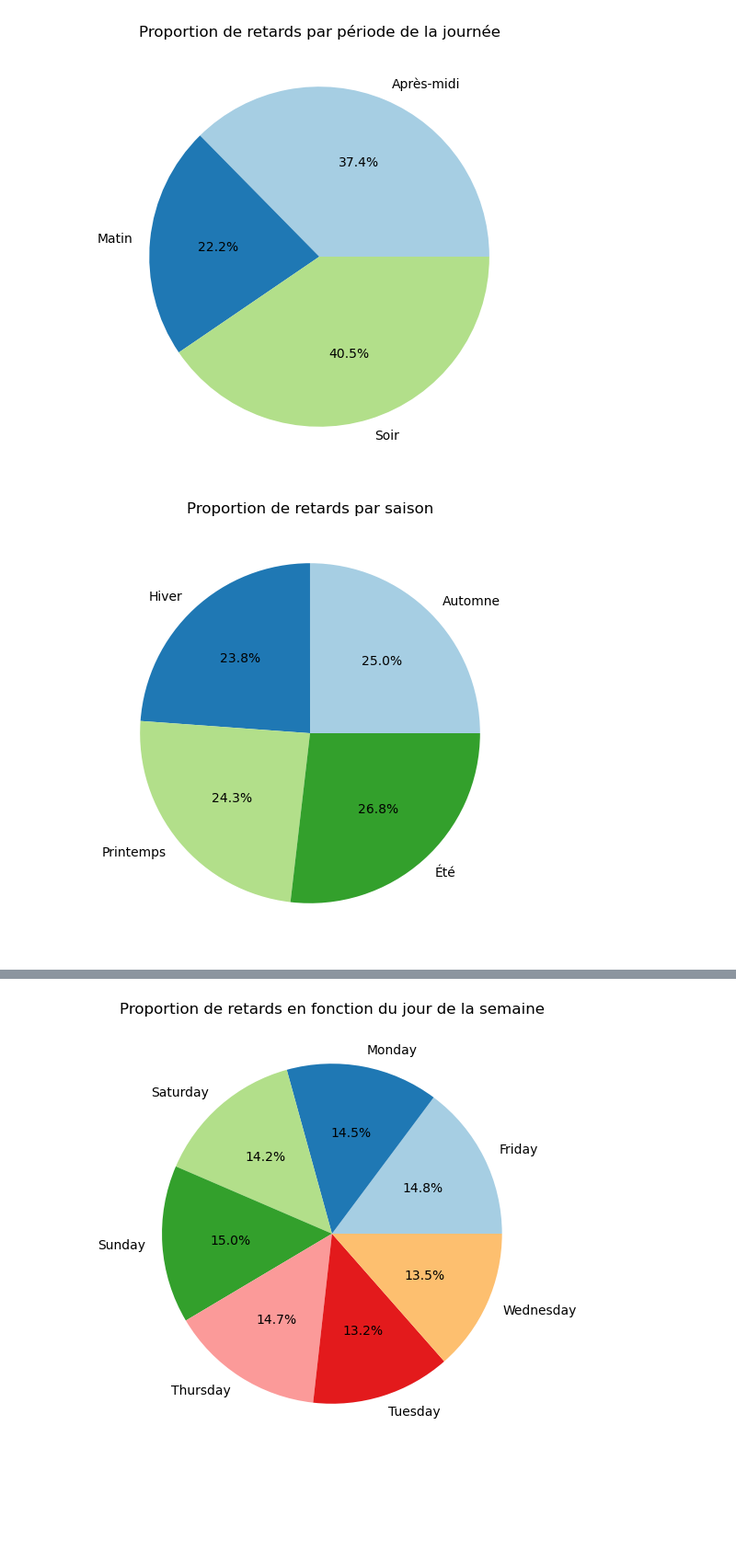
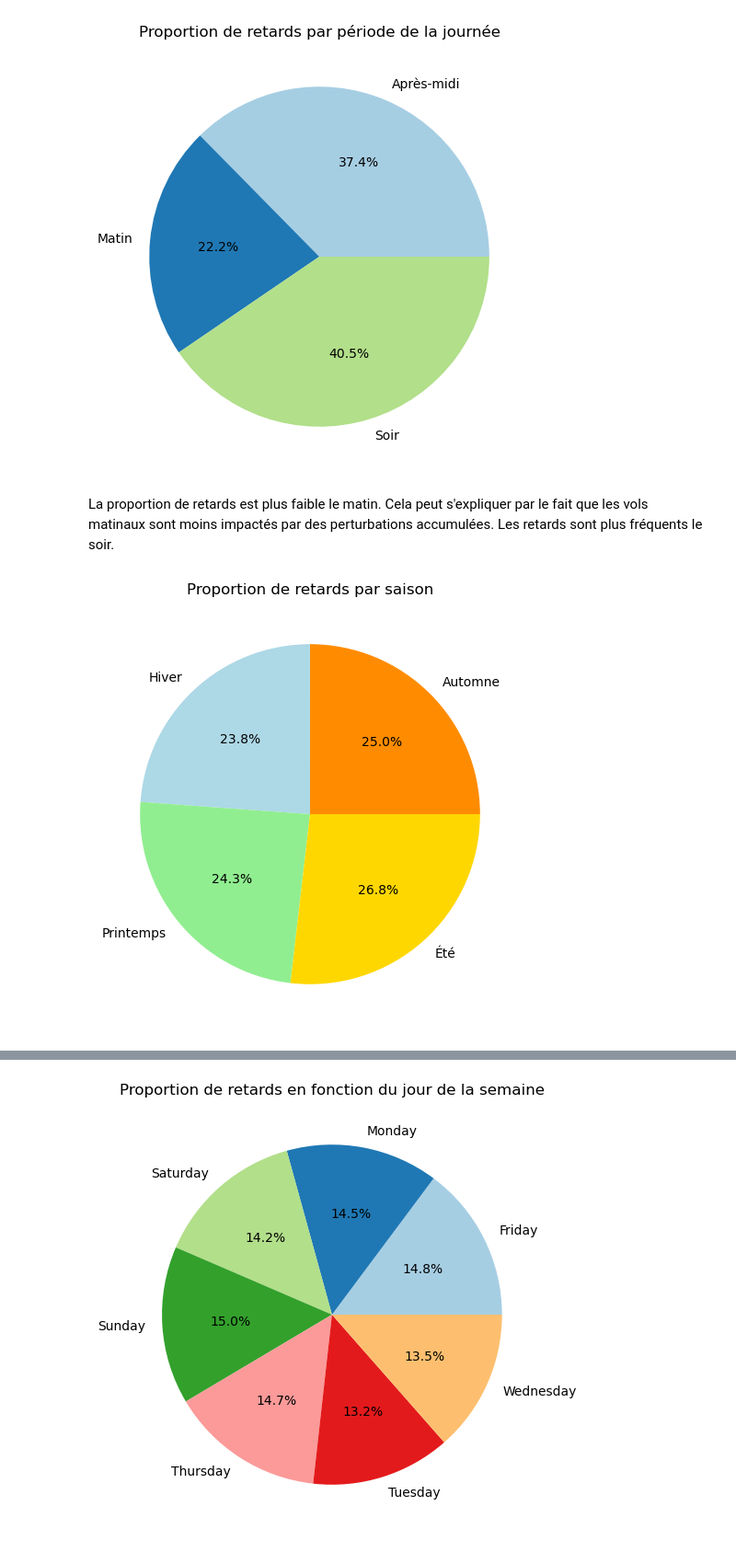
Before and after one commit to OUALYoss/Projet_Python-pour-la-data-science, a Jupyter notebook: Code_.ipynb, the cells around one changed output, grey strips where cells are left out. Shown at 92% size. Drawn from its saved outputs; the diff is of its cells as text; code cells hidden in the pictures; blank space fills up the shorter version.

```diff
--- a/Code_.ipynb
+++ b/Code_.ipynb
@@ -876,18 +876,29 @@ plt.title("Proportion de retards par période de la journée")
 plt.show()
 # %% [output]
 [figure]
+# %% [markdown]
+La proportion de retards est plus faible le matin. Cela peut s'expliquer par le fait que les vols matinaux sont moins impactés par des perturbations accumulées. Les retards sont plus fréquents le soir.
 # %%
 # Calculer la proportion des retards pour chaque période (par mois ici)
 prop_retards_par_saison = df.groupby('Season')['Retard'].mean() * 100
 
+color_map = {
+    'Printemps': '#90EE90',  # Vert
+    'Été': '#FFD700',       # Jaune
+    'Automne': '#FF8C00',   # Orange
+    'Hiver': '#ADD8E6'      # Bleu
+}
+
+colors = [color_map[saison] for saison in prop_retards_par_saison.index]
+
 # Créer un graphique en camembert
 plt.figure(figsize=(8, 6))
 plt.pie(prop_retards_par_saison, labels=prop_retards_par_saison.index.astype(str),
-        autopct='%1.1f%%', colors=plt.cm.Paired.colors)
+        autopct='%1.1f%%', colors=colors)
 plt.title("Proportion de retards par saison")
 
 # Afficher le graphique
 plt.show()
 # %% [output]
-[figure, old version]
+[figure, new version]
 # %% [markdown]
```
Also changed, not shown: parts of 8 cells of this notebook, 1 other file.
